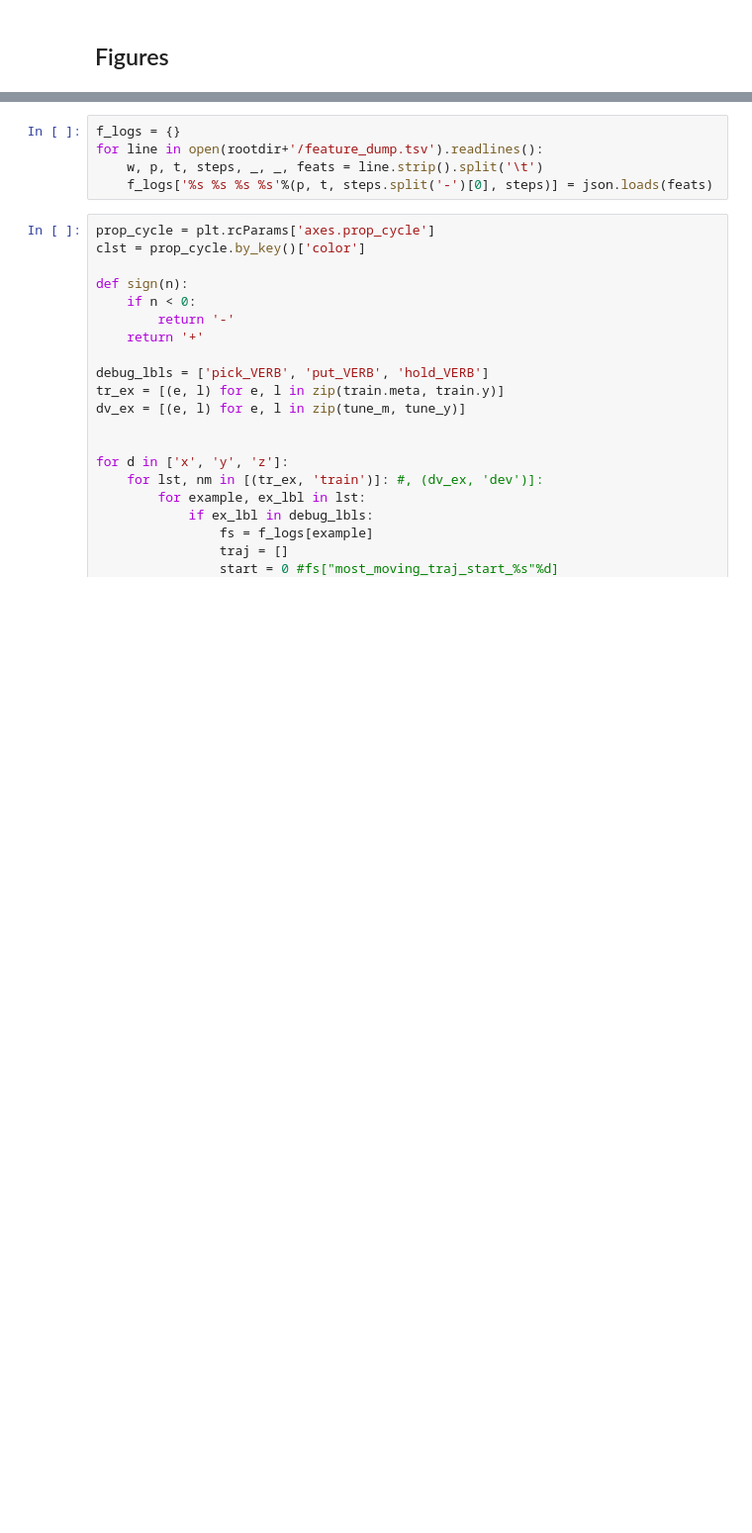
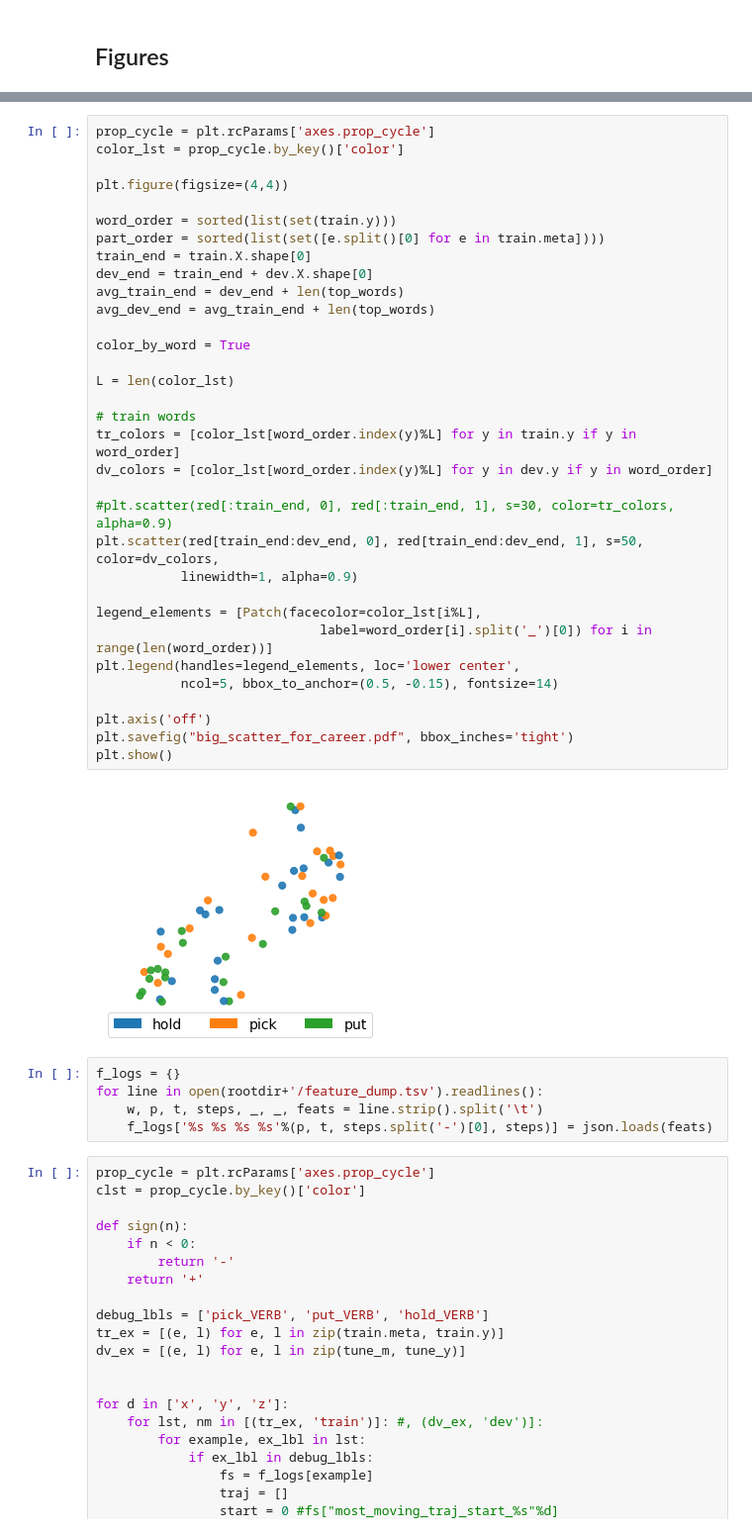
Before and after one commit to epavlick/gaila, a Jupyter notebook: site_visit/analysis_site_visit.ipynb, the cells around one changed output, grey strips where cells are left out. Shown at 99% size. Saved outputs shown, nothing was run; the diff lists cells and outputs as text; blank space fills up the shorter version.

```diff
--- a/site_visit/analysis_site_visit.ipynb
+++ b/site_visit/analysis_site_visit.ipynb
@@ -834,3 +905,38 @@ plt.show()
+# %%
+prop_cycle = plt.rcParams['axes.prop_cycle']
+color_lst = prop_cycle.by_key()['color']
+
+plt.figure(figsize=(4,4))
+
+word_order = sorted(list(set(train.y)))
+part_order = sorted(list(set([e.split()[0] for e in train.meta])))
+train_end = train.X.shape[0]
+dev_end = train_end + dev.X.shape[0]
+avg_train_end = dev_end + len(top_words)
+avg_dev_end = avg_train_end + len(top_words)
+
+color_by_word = True
+
+L = len(color_lst)
+
+# train words
+tr_colors = [color_lst[word_order.index(y)%L] for y in train.y if y in word_order]
+dv_colors = [color_lst[word_order.index(y)%L] for y in dev.y if y in word_order]
+
+#plt.scatter(red[:train_end, 0], red[:train_end, 1], s=30, color=tr_colors, alpha=0.9)
+plt.scatter(red[train_end:dev_end, 0], red[train_end:dev_end, 1], s=50, color=dv_colors,
+           linewidth=1, alpha=0.9)
+
+legend_elements = [Patch(facecolor=color_lst[i%L],
+                             label=word_order[i].split('_')[0]) for i in range(len(word_order))]
+plt.legend(handles=legend_elements, loc='lower center',
+           ncol=5, bbox_to_anchor=(0.5, -0.15), fontsize=14)
+
+plt.axis('off')
+plt.savefig("big_scatter_for_career.pdf", bbox_inches='tight')
+plt.show()
+# %% [output]
+[figure, added]
 # %%
 f_logs = {}
 for line in open(rootdir+'/feature_dump.tsv').readlines():
```
Also changed, not shown: parts of 19 cells of this notebook.
